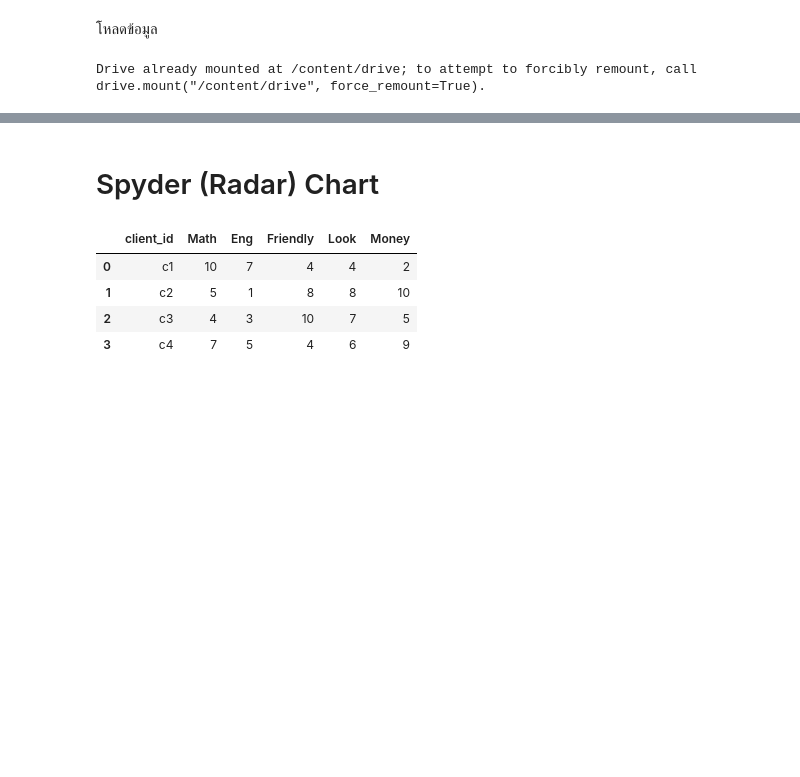
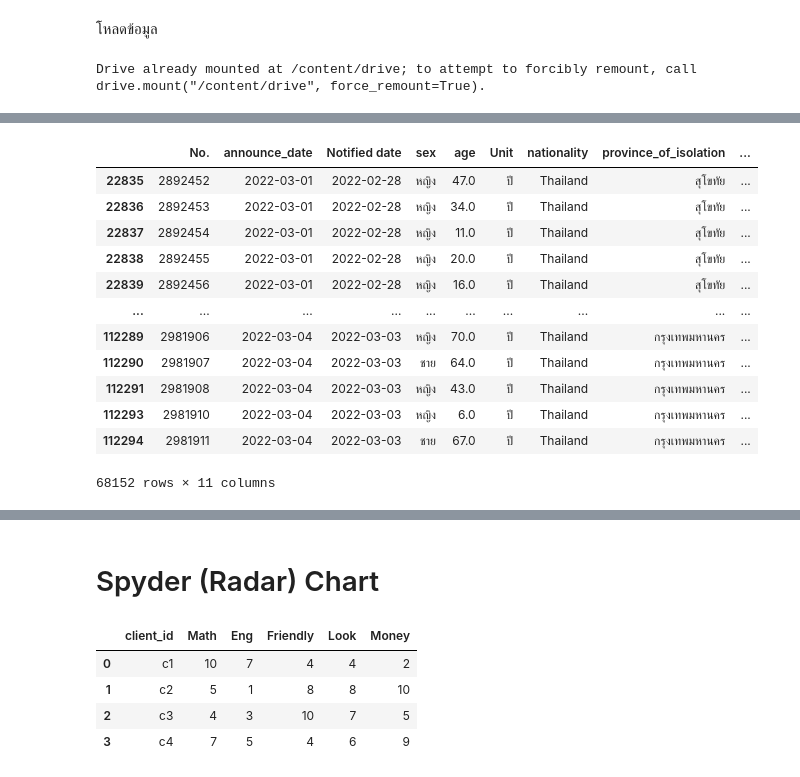
Before and after one commit to SupawadeeKhamthuy/data_viz_2022, a Jupyter notebook: DataViz04_Data_Comparison.ipynb, the cells around one changed output, grey strips where cells are left out. Drawn from its saved outputs; the diff is of its cells as text; code cells hidden in the pictures; blank space fills up the shorter version.

```diff
--- a/DataViz04_Data_Comparison.ipynb
+++ b/DataViz04_Data_Comparison.ipynb
@@ -391,0 +442,17 @@ data = pd.read_excel(data_file_path,parse_dates=['announce_date'])
+# %%
+data1 = data_drop[(data_drop['announce_date']>='2022-03-01') & (data_drop['announce_date']<='2022-03-04')]
+data1
+# %% [output]
+|  | No. | announce_date | Notified date | sex | age | Unit | nationality | province_of_isolation | ... |
+| 22835 | 2892452 | 2022-03-01 | 2022-02-28 | หญิง | 47.0 | ปี | Thailand | สุโขทัย | ... |
+| 22836 | 2892453 | 2022-03-01 | 2022-02-28 | หญิง | 34.0 | ปี | Thailand | สุโขทัย | ... |
+| 22837 | 2892454 | 2022-03-01 | 2022-02-28 | หญิง | 11.0 | ปี | Thailand | สุโขทัย | ... |
+| 22838 | 2892455 | 2022-03-01 | 2022-02-28 | หญิง | 20.0 | ปี | Thailand | สุโขทัย | ... |
+| 22839 | 2892456 | 2022-03-01 | 2022-02-28 | หญิง | 16.0 | ปี | Thailand | สุโขทัย | ... |
+| ... | ... | ... | ... | ... | ... | ... | ... | ... | ... |
+| 112289 | 2981906 | 2022-03-04 | 2022-03-03 | หญิง | 70.0 | ปี | Thailand | กรุงเทพมหานคร | ... |
+| 112290 | 2981907 | 2022-03-04 | 2022-03-03 | ชาย | 64.0 | ปี | Thailand | กรุงเทพมหานคร | ... |
+| 112291 | 2981908 | 2022-03-04 | 2022-03-03 | หญิง | 43.0 | ปี | Thailand | กรุงเทพมหานคร | ... |
+| 112293 | 2981910 | 2022-03-04 | 2022-03-03 | หญิง | 6.0 | ปี | Thailand | กรุงเทพมหานคร | ... |
+| 112294 | 2981911 | 2022-03-04 | 2022-03-03 | ชาย | 67.0 | ปี | Thailand | กรุงเทพมหานคร | ... |
+68152 rows × 11 columns
```
Also changed, not shown: parts of 5 cells of this notebook.
